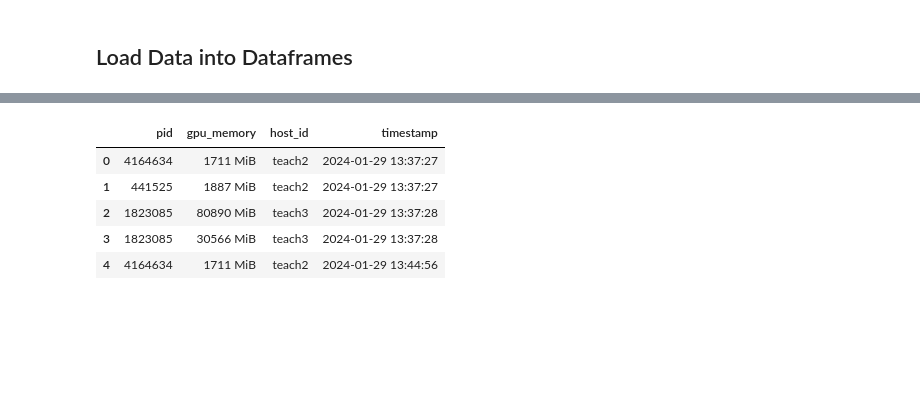
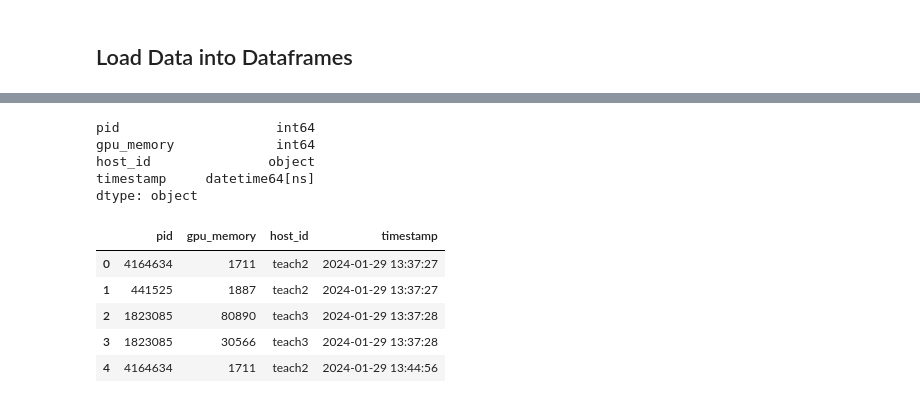
Before and after one commit to ISE-FIZKarlsruhe/gpu_monitoring, a Jupyter notebook: analysis.ipynb, the cells around one changed output, grey strips where cells are left out. Saved outputs shown, nothing was run; the diff lists cells and outputs as text; code cells hidden in the pictures; blank space fills up the shorter version.

```diff
--- a/analysis.ipynb
+++ b/analysis.ipynb
@@ -76,12 +89,32 @@ process_infos.head()
-# %%
-gpu_infos.head()
-# %% [output]
-|  | pid | gpu_memory | host_id | timestamp |
-| 0 | 4164634 | 1711 MiB | teach2 | 2024-01-29 13:37:27 |
-| 1 | 441525 | 1887 MiB | teach2 | 2024-01-29 13:37:27 |
-| 2 | 1823085 | 80890 MiB | teach3 | 2024-01-29 13:37:28 |
-| 3 | 1823085 | 30566 MiB | teach3 | 2024-01-29 13:37:28 |
-| 4 | 4164634 | 1711 MiB | teach2 | 2024-01-29 13:44:56 |
+# %%
+def remove_non_numbers(gpu_memory: str) -> str:
+    # Avoid type error if conversion has already been called
+    if type(gpu_memory) == int:
+        return gpu_memory
+
+    return gpu_memory.split()[0]
+
+gpu_infos["gpu_memory"] = gpu_infos["gpu_memory"].apply(remove_non_numbers)
+gpu_infos["gpu_memory"] = gpu_infos["gpu_memory"].apply(pd.to_numeric)
+
+try:
+    gpu_infos["timestamp"] = gpu_infos["timestamp"].apply(lambda x: datetime.fromisoformat(x))
+except TypeError:
+    pass # Avoid reexecution
+
+gpu_infos.head()
+# %% [output]
+pid                    int64
+gpu_memory             int64
+host_id               object
+timestamp     datetime64[ns]
+dtype: object
+|  | pid | gpu_memory | host_id | timestamp |
+| 0 | 4164634 | 1711 | teach2 | 2024-01-29 13:37:27 |
+| 1 | 441525 | 1887 | teach2 | 2024-01-29 13:37:27 |
+| 2 | 1823085 | 80890 | teach3 | 2024-01-29 13:37:28 |
+| 3 | 1823085 | 30566 | teach3 | 2024-01-29 13:37:28 |
+| 4 | 4164634 | 1711 | teach2 | 2024-01-29 13:44:56 |
 # %%
 # TODO: Parse types of timestamp and floats
 # %% [markdown]
```
Also changed, not shown: parts of 9 cells of this notebook.
